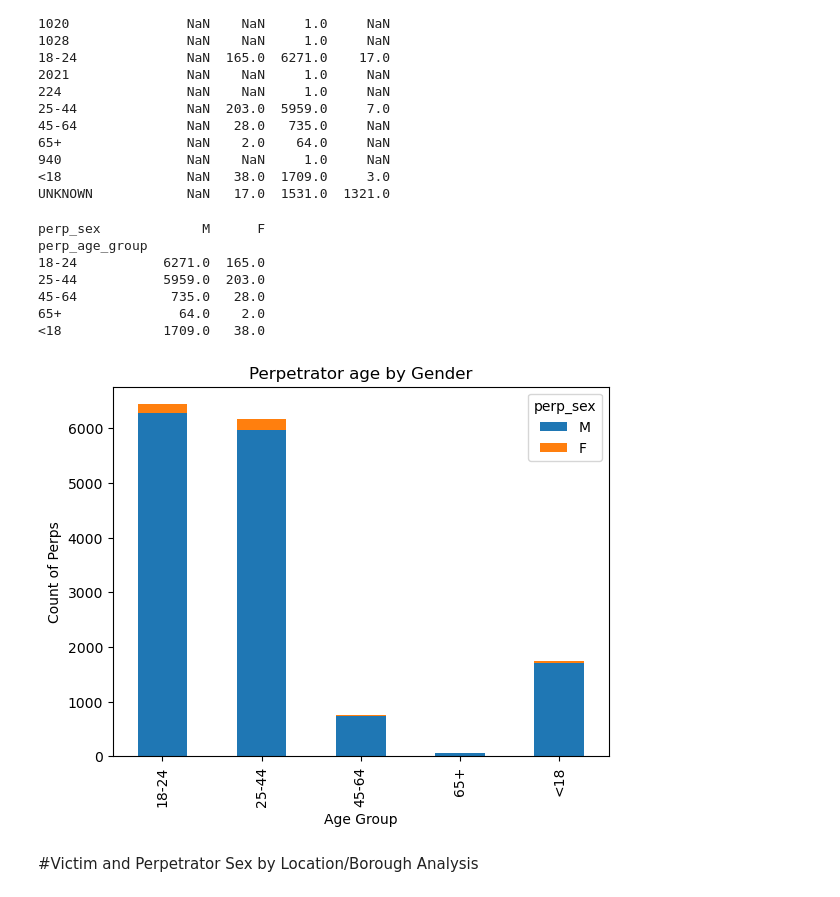
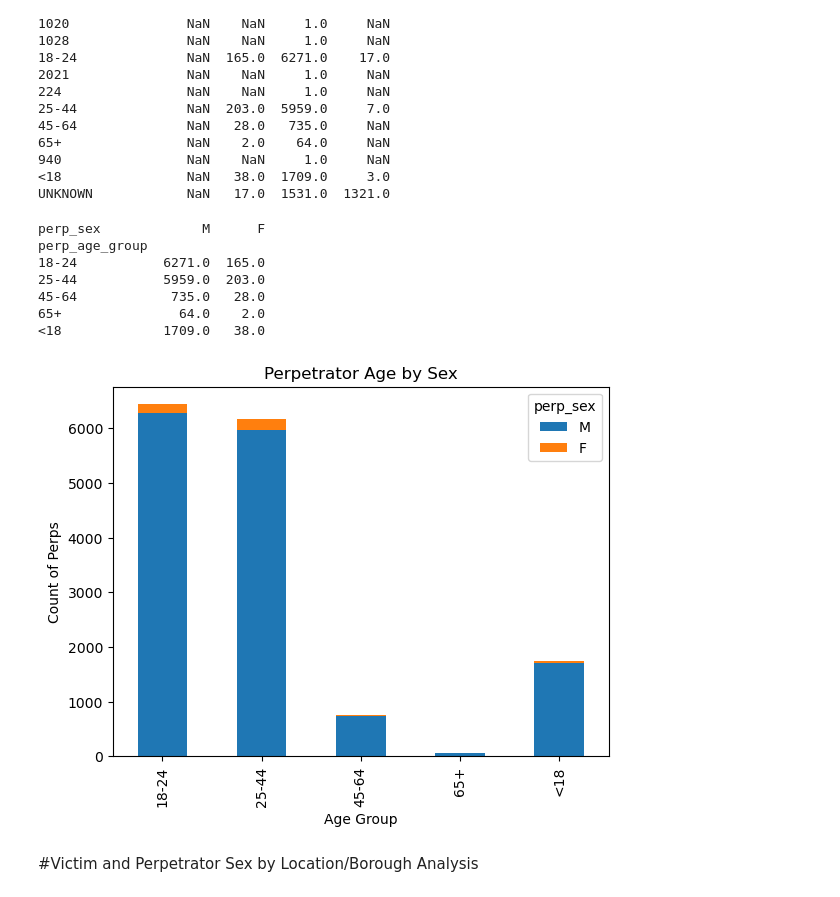
Before and after one commit to jenellecodes/NYC-Causes-of-Death-Analysis, a Jupyter notebook: notebooks/sarah_eda.ipynb, the cells around one changed output. Drawn from its saved outputs; the diff is of its cells as text; code cells hidden in the pictures.

```diff
--- a/notebooks/sarah_eda.ipynb
+++ b/notebooks/sarah_eda.ipynb
@@ -124,29 +130,29 @@ UNKNOWN            NaN   17.0  1531.0  1321.0
 # %%
 #Filters out invalid age values
 valid_ages = ['<18', '18-24', '25-44', '45-64', '65+']
 valid_sex = ['M', 'F']
 
 pivot_sex_by_age = pivot_sex_by_age[
     pivot_sex_by_age.index.isin(valid_ages)
 ].reindex(columns=valid_sex, fill_value=0)
 
 print(pivot_sex_by_age)
 
 pivot_sex_by_age.plot.bar(stacked=True)
-plt.title('Perpetrator age by Gender')
+plt.title('Perpetrator Age by Sex')
 plt.xlabel('Age Group')
 plt.xticks(rotation=90)
 plt.ylabel('Count of Perps')
 plt.show()
 # %% [output]
 perp_sex             M      F
 perp_age_group
 18-24           6271.0  165.0
 25-44           5959.0  203.0
 45-64            735.0   28.0
 65+               64.0    2.0
 <18             1709.0   38.0
-[figure, old version]
+[figure, new version]
 # %% [markdown]
 #Victim and Perpetrator Sex by Location/Borough Analysis
 # %%
```
Also changed, not shown: parts of 7 cells of this notebook.
